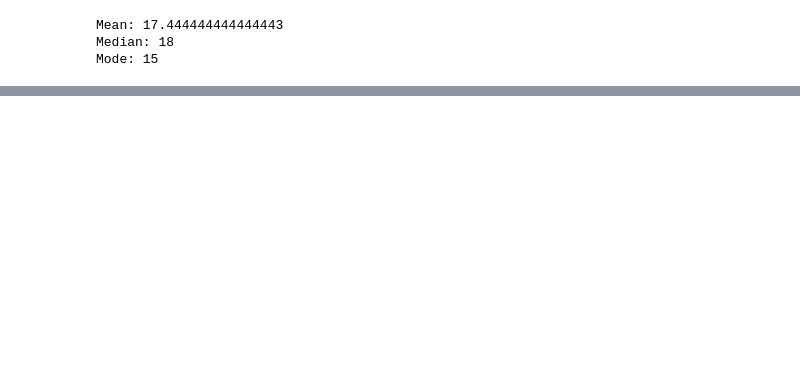
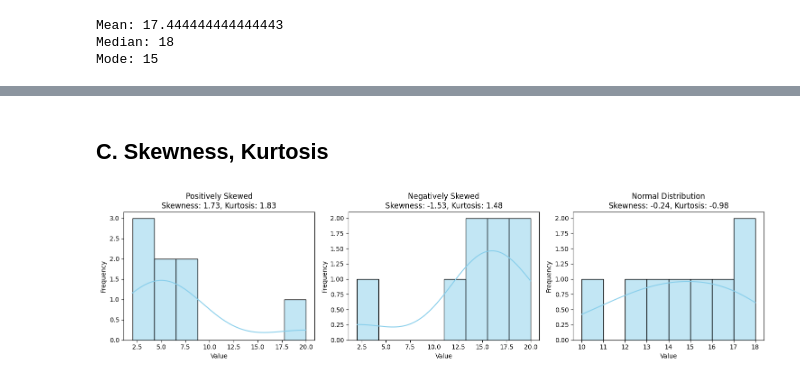
Before and after one commit to gauravgupta1242/stats-ml, a Jupyter notebook: Stats.ipynb, the cells around one changed output, grey strips where cells are left out. Cells and saved outputs as stored; diff of their text form; code cells hidden in the pictures; blank space fills up the shorter version.

Commit message:
Add detailed BFSI statistics foundations and examples
Expanded the notebook with core statistical concepts

```diff
--- a/Stats.ipynb
+++ b/Stats.ipynb
@@ -49,0 +286,78 @@ Mode: 15
+# %% [markdown]
+## C. Skewness, Kurtosis
+# %%
+# 📊 Skewness and Kurtosis in BFSI Analytics
+
+# Understanding the shape of data distributions is critical in financial modeling. Skewness and kurtosis help assess asymmetry and tail risk, which are vital in credit scoring, fraud detection, and portfolio analysis.
+
+
+
+## 📐 Skewness
+
+# - **Types**:
+#   - **Positive Skew**: Tail on the right (e.g., income distribution with few ultra-rich)
+#   - **Negative Skew**: Tail on the left (e.g., early loan repayments)
+#   - **Zero Skew**: Symmetrical distribution
+
+
+
+## 📐 Kurtosis
+
+# - **Definition**: Kurtosis measures the "tailedness" of a distribution.
+# - **Formula**:
+
+
+# \[
+#   \text{Kurtosis} = \frac{n(n+1)}{(n-1)(n-2)(n-3)} \sum \left( \frac{x_i - \bar{x}}{s} \right)^4 - \frac{3(n-1)^2}{(n-2)(n-3)}
+#   \]
+
+
+# - **Types**:
+#   - **Leptokurtic (>3)**: Heavy tails, sharp peak (e.g., rare but extreme claims)
+#   - **Platykurtic (<3)**: Light tails, flat peak (e.g., uniform transaction values)
+#   - **Mesokurtic (=3)**: Normal distribution
+
+# ---
+
+## 💼 BFSI Use Cases
+
+# | Concept     | BFSI Application Example                          |
+# |-------------|---------------------------------------------------|
+# | Skewness    | Detecting asymmetric repayment patterns, fraud    |
+# | Kurtosis    | Assessing tail risk in portfolios, claim severity |
+
+# ---
+
+## 📊 Python Visualization
+
+
+from scipy.stats import skew, kurtosis
+import seaborn as sns
+import matplotlib.pyplot as plt
+
+# Sample datasets
+data_pos_skew = [2, 3, 4, 5, 6, 7, 8, 20]
+data_neg_skew = [20, 18, 17, 16, 15, 14, 13, 2]
+data_normal = [10, 12, 13, 14, 15, 16, 17, 18]
+
+datasets = {
+    "Positively Skewed": data_pos_skew,
+    "Negatively Skewed": data_neg_skew,
+    "Normal Distribution": data_normal
+}
+
+plt.figure(figsize=(15, 4))
+
+for i, (label, values) in enumerate(datasets.items(), 1):
+    plt.subplot(1, 3, i)
+    sns.histplot(values, kde=True, bins=8, color='skyblue')
+    sk = skew(values)
+    kurt = kurtosis(values)
+    plt.title(f"{label}\nSkewness: {sk:.2f}, Kurtosis: {kurt:.2f}")
+    plt.xlabel("Value")
+    plt.ylabel("Frequency")
+
+plt.tight_layout()
+plt.show()
+# %% [output]
+[figure, added]
```
Also changed, not shown: parts of 18 cells of this notebook.
